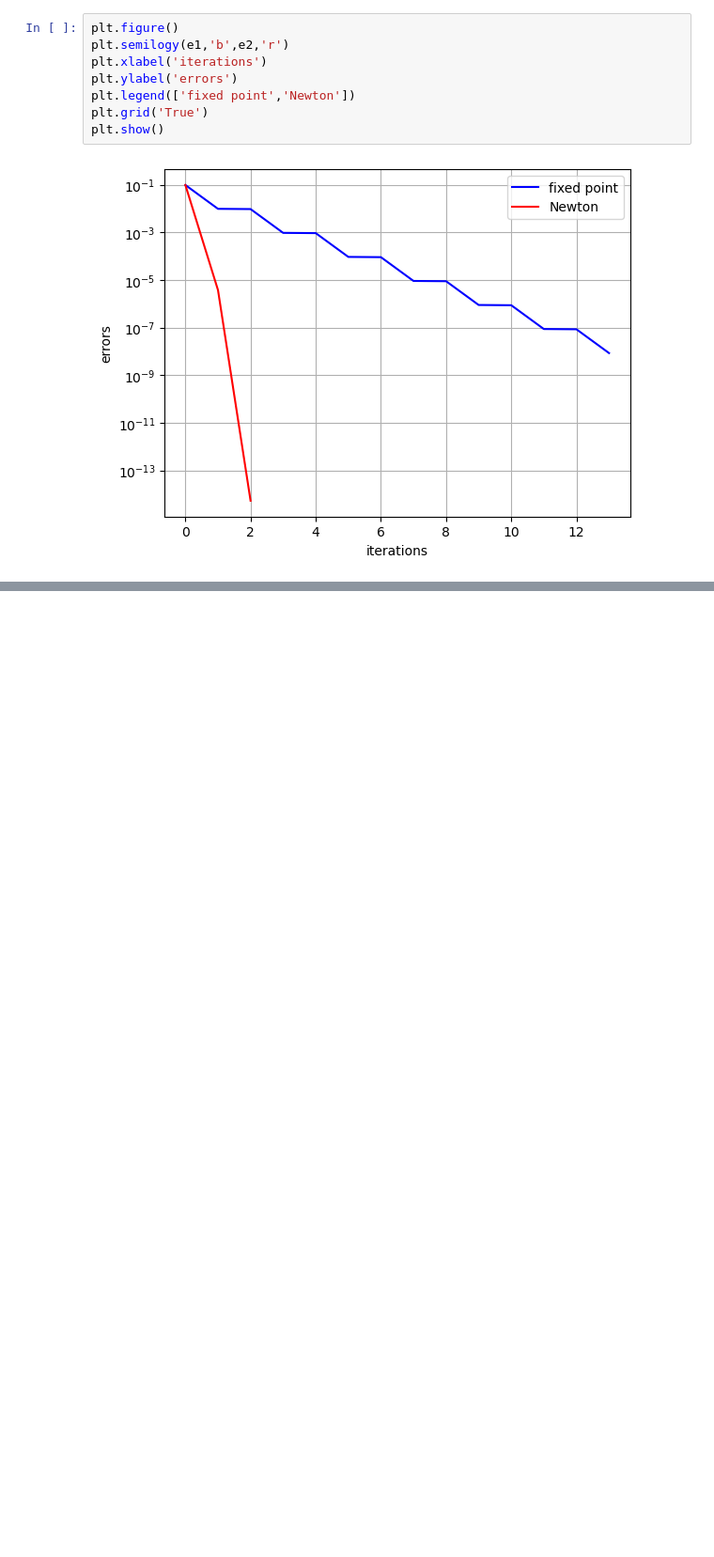
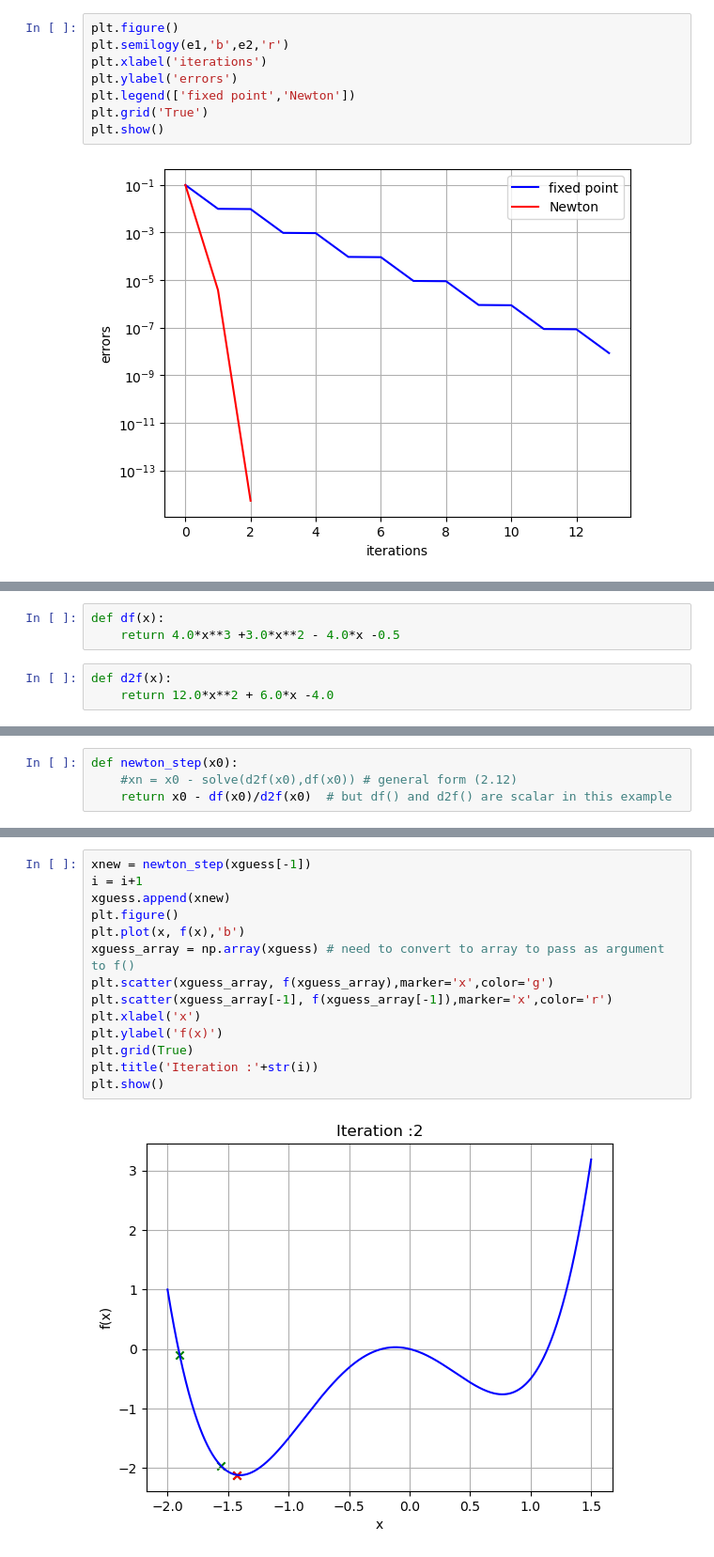
Before and after one commit to dewdotninja/ocrl, a Jupyter notebook: doc/notebooks/chapter2.ipynb, the cells around one changed output, grey strips where cells are left out. Shown at 94% size. Cells and saved outputs as stored; diff of their text form; blank space fills up the shorter version.

```diff
--- a/doc/notebooks/chapter2.ipynb
+++ b/doc/notebooks/chapter2.ipynb
@@ -263,0 +309,6 @@ plt.show()
+# %%
+def df(x):
+    return 4.0*x**3 +3.0*x**2 - 4.0*x -0.5
+# %%
+def d2f(x):
+    return 12.0*x**2 + 6.0*x -4.0
@@ -263,0 +318,4 @@ plt.show()
+# %%
+def newton_step(x0):
+    #xn = x0 - solve(d2f(x0),df(x0)) # general form (2.12)
+    return x0 - df(x0)/d2f(x0)  # but df() and d2f() are scalar in this example
@@ -263,0 +345,16 @@ plt.show()
+# %%
+xnew = newton_step(xguess[-1])
+i = i+1
+xguess.append(xnew)
+plt.figure()
+plt.plot(x, f(x),'b')
+xguess_array = np.array(xguess) # need to convert to array to pass as argument to f()
+plt.scatter(xguess_array, f(xguess_array),marker='x',color='g')
+plt.scatter(xguess_array[-1], f(xguess_array[-1]),marker='x',color='r')
+plt.xlabel('x')
+plt.ylabel('f(x)')
+plt.grid(True)
+plt.title('Iteration :'+str(i))
+plt.show()
+# %% [output]
+[figure, added]
```
Also changed, not shown: parts of 13 cells of this notebook.
